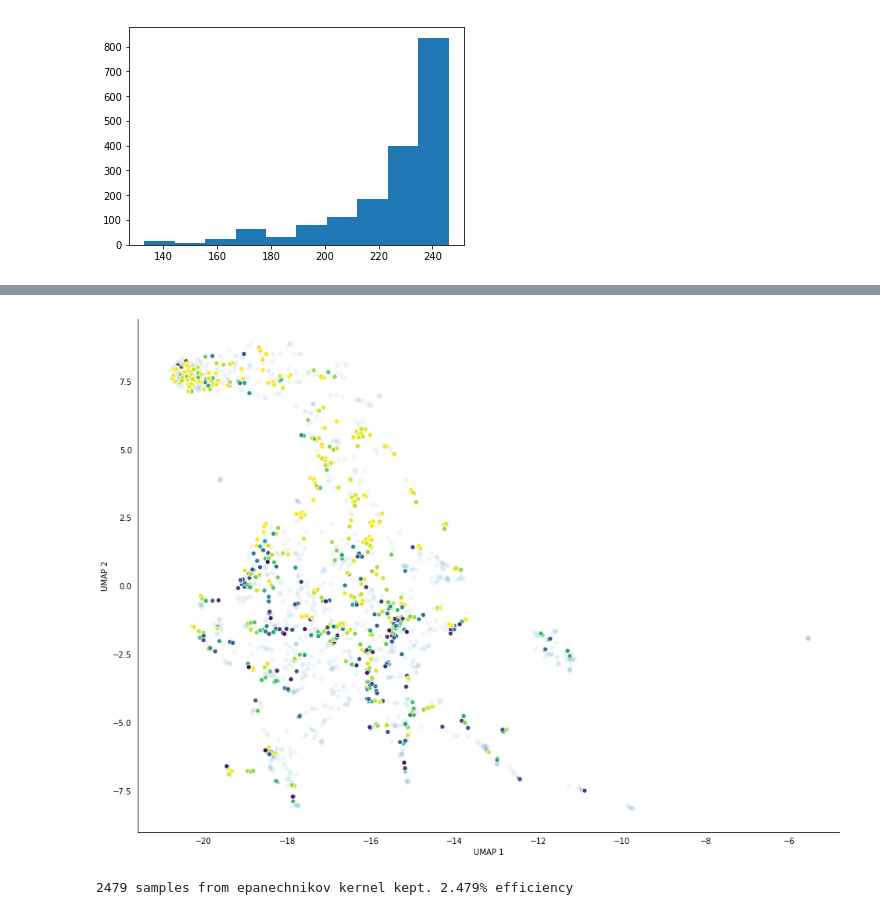
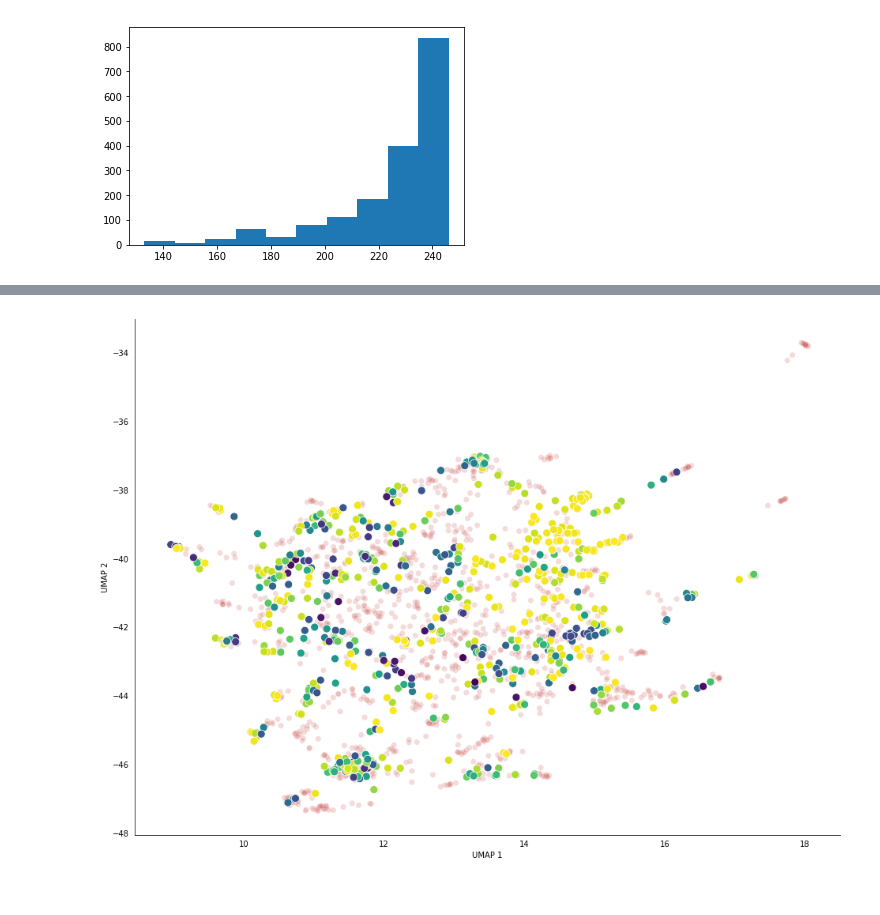
Before and after one commit to gomezlab/kinotypeClusteringAndRegression, a Jupyter notebook: src/reg_01_kinotypeEmbeddings.ipynb, the cells around one changed output, grey strips where cells are left out. Drawn from its saved outputs; the diff is of its cells as text; code cells hidden in the pictures.

```diff
--- a/src/reg_01_kinotypeEmbeddings.ipynb
+++ b/src/reg_01_kinotypeEmbeddings.ipynb
@@ -401,7 +401,7 @@ c = LabelEncoder().fit_transform(merged_df.Drug)
 drug_ids = dict(zip(c,merged_df.Drug.tolist()))
 growth = merged_df.Growth
 
-umap_X = merged_df.drop(['Drug', 'Concentration', 'Growth'], axis=1).reset_index()
+umap_X = merged_df.drop(['Drug', 'Concentration', 'Growth'], axis=1)
 hue = merged_df.Drug
 print(umap_X.shape)
 umap_X.head()
@@ -419,7 +428,9 @@ from umap import UMAP
 # %%
 import seaborn as sns
 # %%
-u_drug = UMAP(metric='cosine', n_neighbors=25, min_dist=.2)
+u_drug = UMAP(metric='cosine', n_neighbors=100, min_dist=.25)
+#u_drug = Isomap(n_neighbors=25)
+#u_drug = SpectralEmbedding(n_neighbors=25)
 
 u_coords = u_drug.fit_transform(umap_X)
 # %%
@@ -595,26 +606,27 @@ plt.show()
 # %%
 fig, ax = plt.subplots(figsize=(16,12))
 
 #cmap = sns.cubehelix_palette(dark=.3, light=.8, as_cmap=True)
 #cmap = sns.vir(dark=.3, light=.8, as_cmap=True)
-sns.scatterplot(x=u_coords[growth.isna(), 0].tolist(), y=u_coords[growth.isna(), 1].tolist(), ax=ax, palette='cubehelix', alpha=.07)
-sns.scatterplot(x=u_coords[~growth.isna(), 0].tolist(), y=u_coords[~growth.isna(), 1].tolist(), hue=growth[~ growth.isna()], ax=ax, palette='viridis', alpha=1)
+sns.set_palette('RdBu', n_colors=5)
+sns.scatterplot(x=u_coords[growth.isna(), 0].tolist(), y=u_coords[growth.isna(), 1].tolist(), ax=ax, alpha=.2, size=np.random.choice([0,1], np.sum(growth.isna())), sizes=[50, 50])
+sns.scatterplot(x=u_coords[~growth.isna(), 0].tolist(), y=u_coords[~growth.isna(), 1].tolist(), hue=growth[~ growth.isna()], ax=ax, palette='viridis', alpha=1, size=np.random.choice([0,1], np.sum(~growth.isna())), sizes=[100, 100])
 
 plt.tick_params(axis='x', which='both', bottom=False, top=False)
 plt.tick_params(axis='y', which='both', right=False, left=False)
 
 for pos in ['right','top']:
     plt.gca().spines[pos].set_visible(False)
 
 plt.xlabel('UMAP 1')
 plt.ylabel('UMAP 2')
 
 #for i, row in plot_text.iterrows():
 #    plt.annotate(row.name, (row[0], row[1]))
 
 ax.legend().remove()
 #plt.legend(bbox_to_anchor=(.5, -.35), loc=8, ncol=8)
 
 plt.show()
 # %% [output]
-[figure, old version]
+[figure, new version]
@@ -626,19 +632,0 @@ out_save.columns = ['Drug', 'Concentration', 'Average Growth', 'UMAP_x', 'UMAP_y
-# %%
-from sklearn.neighbors import KernelDensity
-
-epanechnikov_density = KernelDensity(kernel = 'epanechnikov')
-gaussian_density = KernelDensity(kernel = 'gaussian')
-
-epanechnikov_density.fit(u_coords)
-gaussian_density.fit(u_coords)
-
-sample = gaussian_density.sample(n_samples=100000, random_state=1920)
-sample_likelihoods = np.exp(epanechnikov_density.score_samples(sample))
-keep_probability = np.random.uniform(size=100000)
-
-final_sample = sample[sample_likelihoods > keep_probability, :]
-
-remaining = final_sample.shape[0]
-print(remaining, 'samples from epanechnikov kernel kept.', str(remaining/100000.*100)+'% efficiency')
-# %% [output]
-2479 samples from epanechnikov kernel kept. 2.479% efficiency
```
Also changed, not shown: parts of 24 cells of this notebook.
